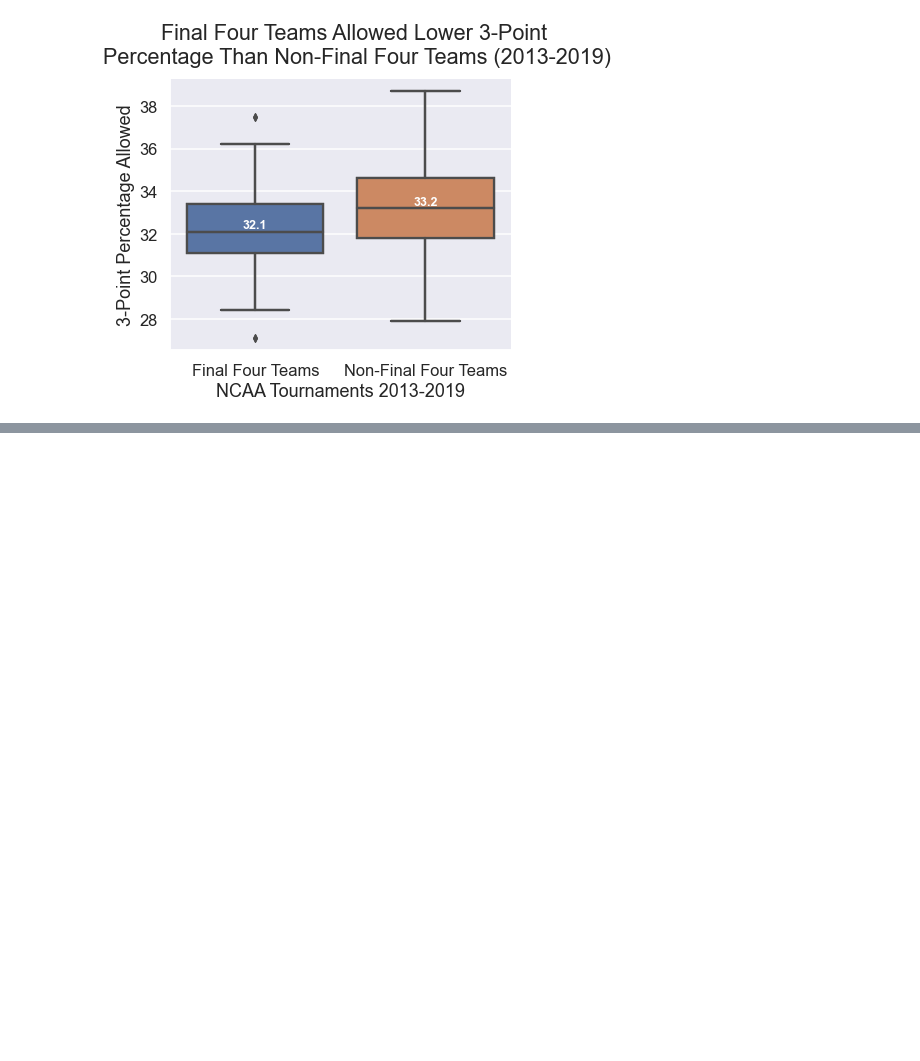
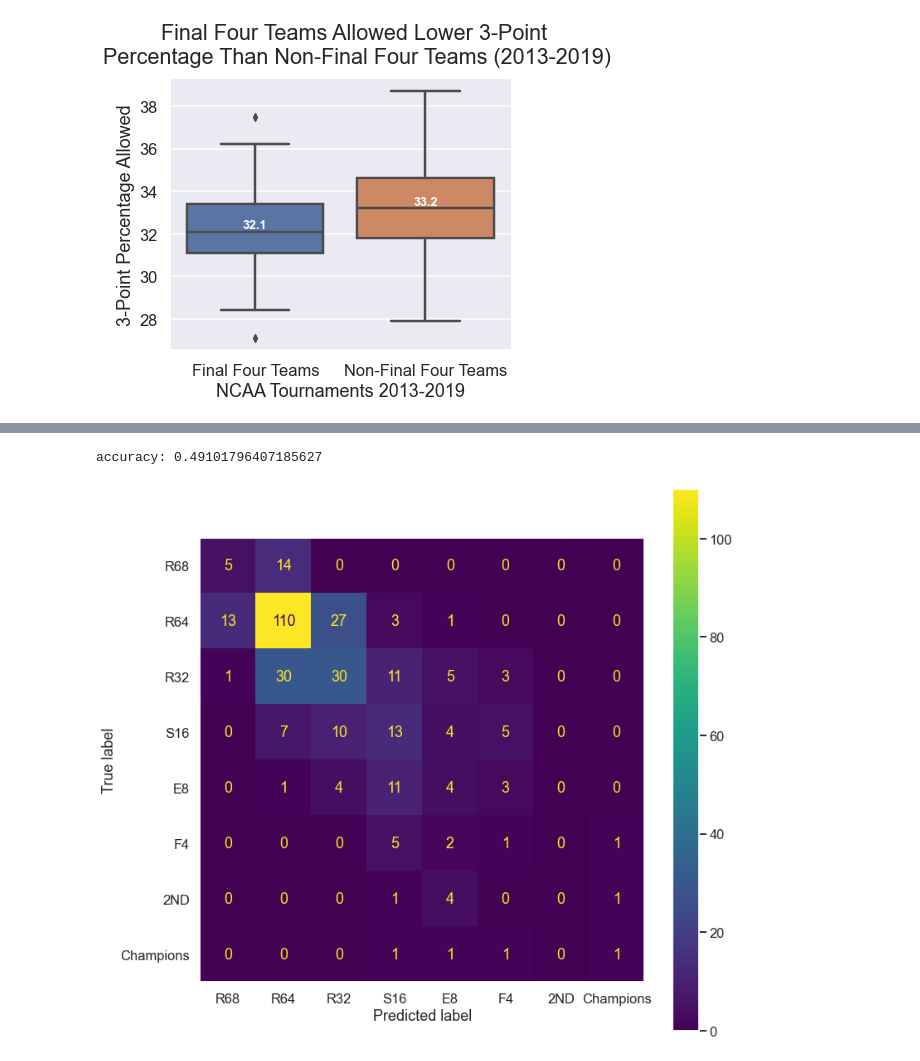
Before and after one commit to nicksteinly/216-Project, a Jupyter notebook: prototype.ipynb, the cells around one changed output, grey strips where cells are left out. Drawn from its saved outputs; the diff is of its cells as text; code cells hidden in the pictures; blank space fills up the shorter version.

```diff
--- a/prototype.ipynb
+++ b/prototype.ipynb
@@ -178,0 +179,10 @@ Text(0.4, 1.1, 'NCAA Tournament Teams Have Lower Defensive Field Goal \nPercenta
+# %%
+from sklearn.model_selection import train_test_split
+postseason = cbb.dropna()
+postseason=postseason.astype({'SEED':'int'})
+data = postseason.drop(columns=["POSTSEASON", "TEAM", 'CONF', 'YEAR'])
+target = postseason["POSTSEASON"]
+train_data, test_data, train_target, test_target = train_test_split(
+    data, target, test_size=0.7, random_state=216)
+train_data.head()
+test_data.head()
@@ -178,0 +197,31 @@ Text(0.4, 1.1, 'NCAA Tournament Teams Have Lower Defensive Field Goal \nPercenta
+# %%
+from sklearn.preprocessing import OneHotEncoder
+from sklearn.linear_model import LogisticRegression
+from sklearn.metrics import accuracy_score
+from sklearn.metrics import plot_confusion_matrix
+
+#using every column available
+train_categorical = OneHotEncoder().fit_transform(train_data[["SEED"]].values).toarray()
+train_numerical = train_data[['G','W','ADJOE','ADJDE','BARTHAG','EFG_O','EFG_D','TOR','TORD','ORB','DRB','FTR','FTRD','2P_O','2P_D','3P_O','3P_D','ADJ_T','WAB']].values
+train_data = np.append(train_categorical, train_numerical, axis=1)
+
+test_categorical = OneHotEncoder().fit_transform(test_data[["SEED"]].values).toarray()
+test_numerical = test_data[['G','W','ADJOE','ADJDE','BARTHAG','EFG_O','EFG_D','TOR','TORD','ORB','DRB','FTR','FTRD','2P_O','2P_D','3P_O','3P_D','ADJ_T','WAB']].values
+test_data = np.append(test_categorical, test_numerical, axis=1)
+
+log_model = LogisticRegression(max_iter=1000)
+log_model.fit(X=train_data, y=train_target)
+predicted = log_model.predict(test_data)
+
+score = accuracy_score(y_true=test_target, y_pred=predicted)
+...
+
+# Leave this line here to print the result
+print("accuracy:", score)
+
+fig, ax = plt.subplots(figsize=(12, 12))
+plot_confusion_matrix(log_model, X=test_data, y_true=test_target, ax=ax, labels=['R68', 'R64', 'R32', 'S16', 'E8', 'F4', '2ND', 'Champions'])
+plt.grid(False)
+# %% [output]
+accuracy: 0.49101796407185627
+[figure, added]
```
Also changed, not shown: parts of 8 cells of this notebook.
